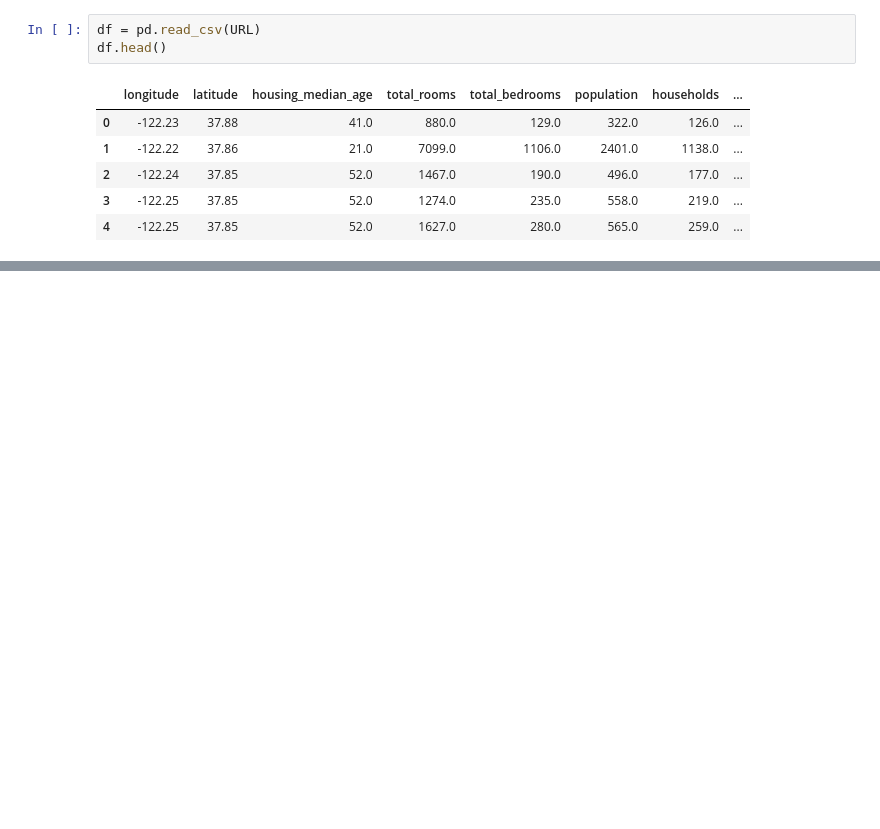
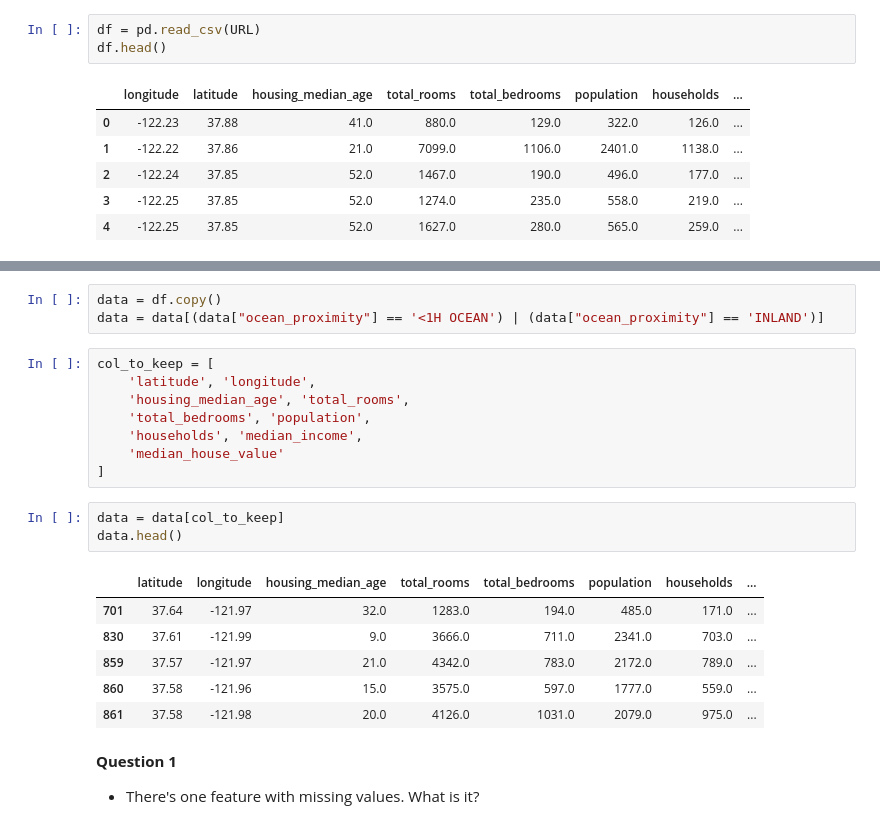
Before and after one commit to cecilegltslmcs/ML-Zoomcamp, a Jupyter notebook: Week2/housing-regression.ipynb, the cells around one changed output, grey strips where cells are left out. Saved outputs shown, nothing was run; the diff lists cells and outputs as text; blank space fills up the shorter version.

```diff
--- a/Week2/housing-regression.ipynb
+++ b/Week2/housing-regression.ipynb
@@ -19,0 +36,24 @@ df.head()
+# %%
+data = df.copy()
+data = data[(data["ocean_proximity"] == '<1H OCEAN') | (data["ocean_proximity"] == 'INLAND')]
+# %%
+col_to_keep = [
+    'latitude', 'longitude',
+    'housing_median_age', 'total_rooms',
+    'total_bedrooms', 'population',
+    'households', 'median_income',
+    'median_house_value'
+]
+# %%
+data = data[col_to_keep]
+data.head()
+# %% [output]
+|  | latitude | longitude | housing_median_age | total_rooms | total_bedrooms | population | households | ... |
+| 701 | 37.64 | -121.97 | 32.0 | 1283.0 | 194.0 | 485.0 | 171.0 | ... |
+| 830 | 37.61 | -121.99 | 9.0 | 3666.0 | 711.0 | 2341.0 | 703.0 | ... |
+| 859 | 37.57 | -121.97 | 21.0 | 4342.0 | 783.0 | 2172.0 | 789.0 | ... |
+| 860 | 37.58 | -121.96 | 15.0 | 3575.0 | 597.0 | 1777.0 | 559.0 | ... |
+| 861 | 37.58 | -121.98 | 20.0 | 4126.0 | 1031.0 | 2079.0 | 975.0 | ... |
+# %% [markdown]
+**Question 1**
+- There's one feature with missing values. What is it?
```
Also changed, not shown: parts of 50 cells of this notebook, 2 other files.
